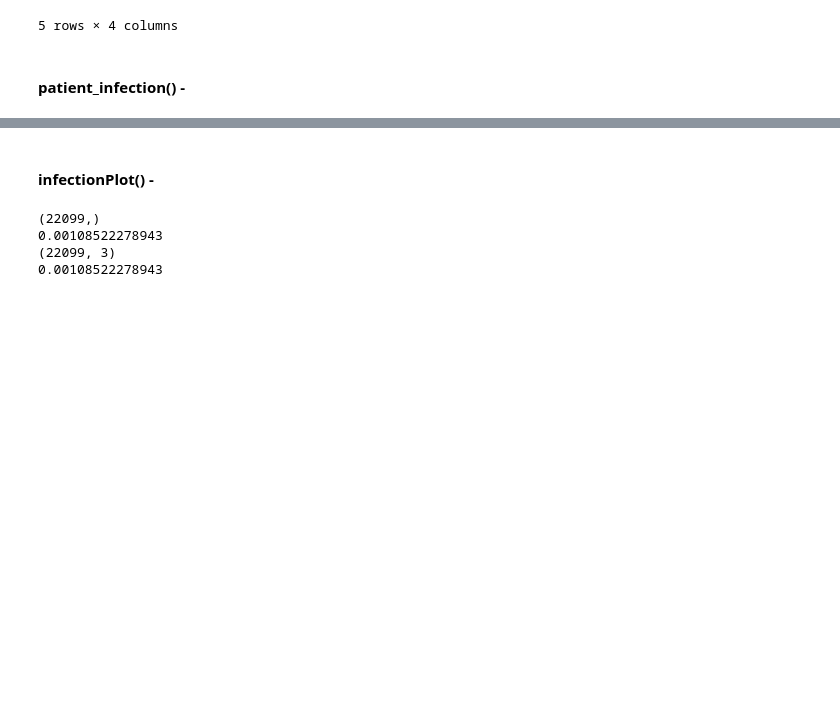
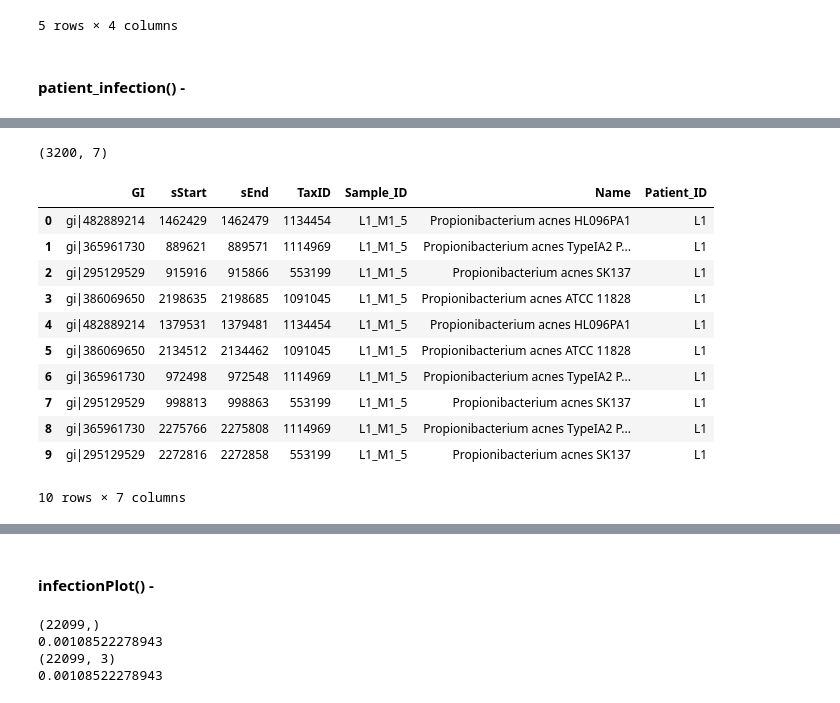
Before and after one commit to lmart999/CS229, a Jupyter notebook: ie_sql.ipynb, the cells around one changed output, grey strips where cells are left out. Cells and saved outputs as stored; diff of their text form; code cells hidden in the pictures; blank space fills up the shorter version.

```diff
--- a/ie_sql.ipynb
+++ b/ie_sql.ipynb
@@ -408,3 +541,3 @@ with_blast.head(5)
 # %%
 patient='L1'
-taxID='110456' # 1743, 48736
+taxID='1743' # 1743, 48736 110456
@@ -419,0 +544,32 @@ Index([u'Sample_ID', u'chr21_coverage', u'grammy-blast-count-NCBIGenomes06', u'g
+# %%
+# All taxIDs identified under the parent taxID
+tax_table_taxID=sql.read_sql("select tax_id,tax_name,%s "
+                        "from Tax_Table "
+                        "WHERE Tax_Table.%s = '%s' "%(level,level,taxID), conn, coerce_float=True)
+
+tmp=tax_table[tax_table[level]==int(taxID)] # Text in SQL, but float / int in Pandas.
+tree=list(tmp.index)
+t=[str(t) for t in tree]
+t_query=','.join(t)
+# %%
+# BLAST hits in patient that match any child taxIDs
+blast_table_sql=sql.read_sql("select * "
+                 "from Blast_Table "
+                 "WHERE (Blast_Table.Patient_ID = '%s' AND Blast_Table.TaxID in (%s)) " %(patient,t_query), conn, coerce_float=True)
+
+print blast_table_sql.shape
+blast_table_sql.head(10)
+# %% [output]
+(3200, 7)
+|  | GI | sStart | sEnd | TaxID | Sample_ID | Name | Patient_ID |
+| 0 | gi|482889214 | 1462429 | 1462479 | 1134454 | L1_M1_5 | Propionibacterium acnes HL096PA1 | L1 |
+| 1 | gi|365961730 | 889621 | 889571 | 1114969 | L1_M1_5 | Propionibacterium acnes TypeIA2 P... | L1 |
+| 2 | gi|295129529 | 915916 | 915866 | 553199 | L1_M1_5 | Propionibacterium acnes SK137 | L1 |
+| 3 | gi|386069650 | 2198635 | 2198685 | 1091045 | L1_M1_5 | Propionibacterium acnes ATCC 11828 | L1 |
+| 4 | gi|482889214 | 1379531 | 1379481 | 1134454 | L1_M1_5 | Propionibacterium acnes HL096PA1 | L1 |
+| 5 | gi|386069650 | 2134512 | 2134462 | 1091045 | L1_M1_5 | Propionibacterium acnes ATCC 11828 | L1 |
+| 6 | gi|365961730 | 972498 | 972548 | 1114969 | L1_M1_5 | Propionibacterium acnes TypeIA2 P... | L1 |
+| 7 | gi|295129529 | 998813 | 998863 | 553199 | L1_M1_5 | Propionibacterium acnes SK137 | L1 |
+| 8 | gi|365961730 | 2275766 | 2275808 | 1114969 | L1_M1_5 | Propionibacterium acnes TypeIA2 P... | L1 |
+| 9 | gi|295129529 | 2272816 | 2272858 | 553199 | L1_M1_5 | Propionibacterium acnes SK137 | L1 |
+10 rows × 7 columns
```
Also changed, not shown: parts of 27 cells of this notebook.
